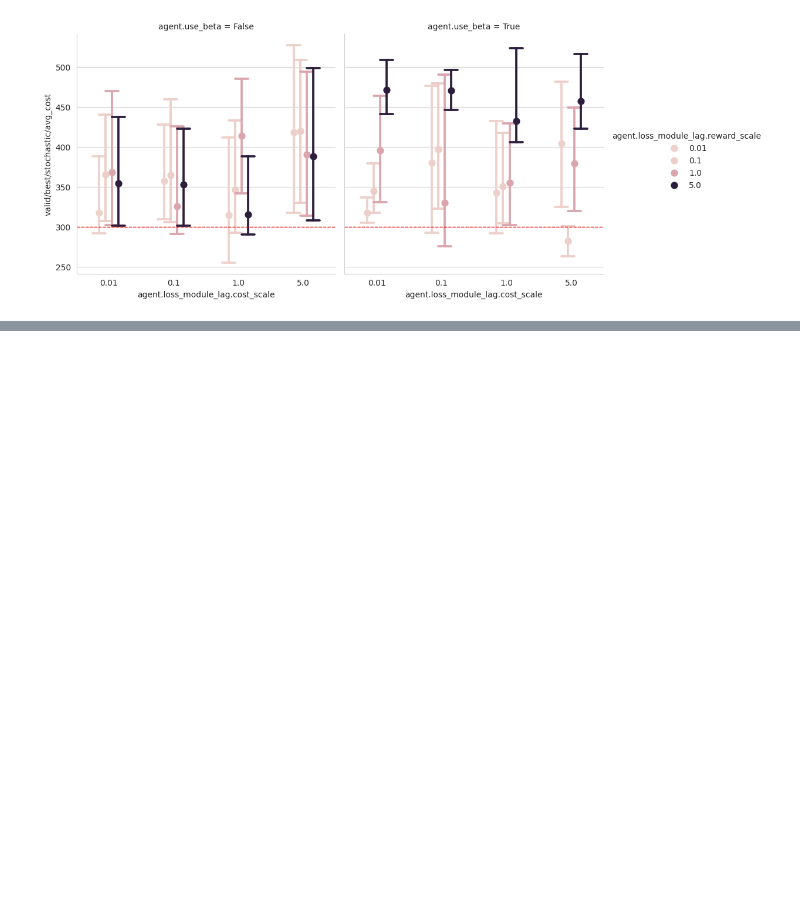
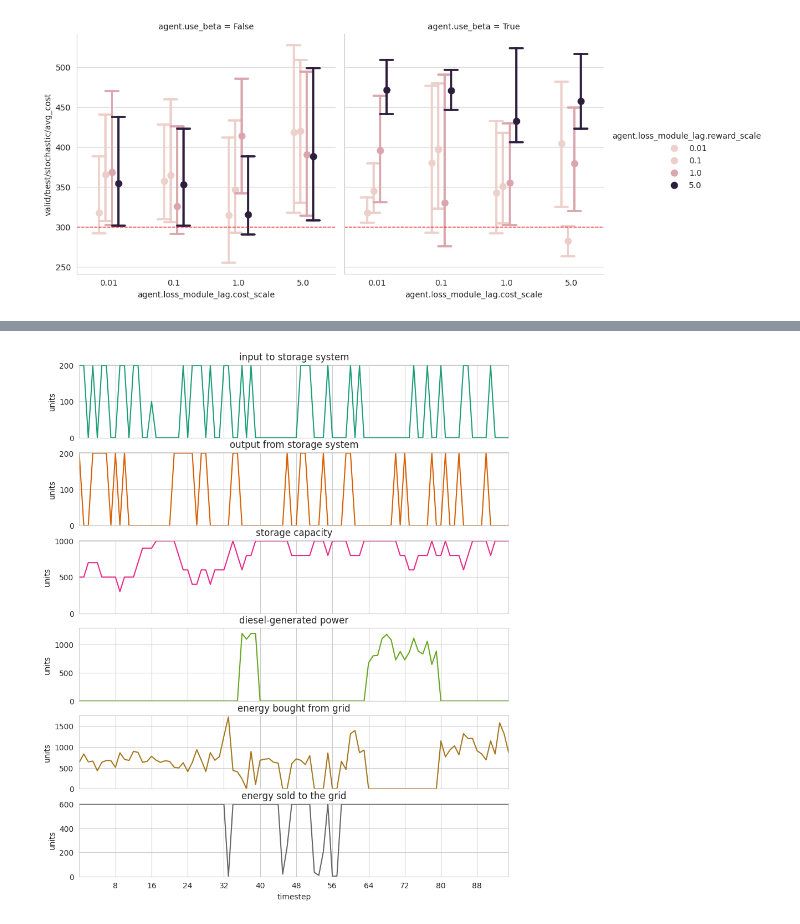
Before and after one commit to diegochine/masters-thesis, a Jupyter notebook: analysis/plots.ipynb, the cells around one changed output, grey strips where cells are left out. Saved outputs shown, nothing was run; the diff lists cells and outputs as text; code cells hidden in the pictures; blank space fills up the shorter version.

```diff
--- a/analysis/plots.ipynb
+++ b/analysis/plots.ipynb
@@ -219,0 +239,4 @@ flows_plot(api, 'j2w70tf2')
+# %%
+flows_plot(api, 'j2w70tf2', 'flow_bothcvirts')
+# %% [output]
+[figure, added]
```
Also changed, not shown: parts of 6 cells of this notebook.
